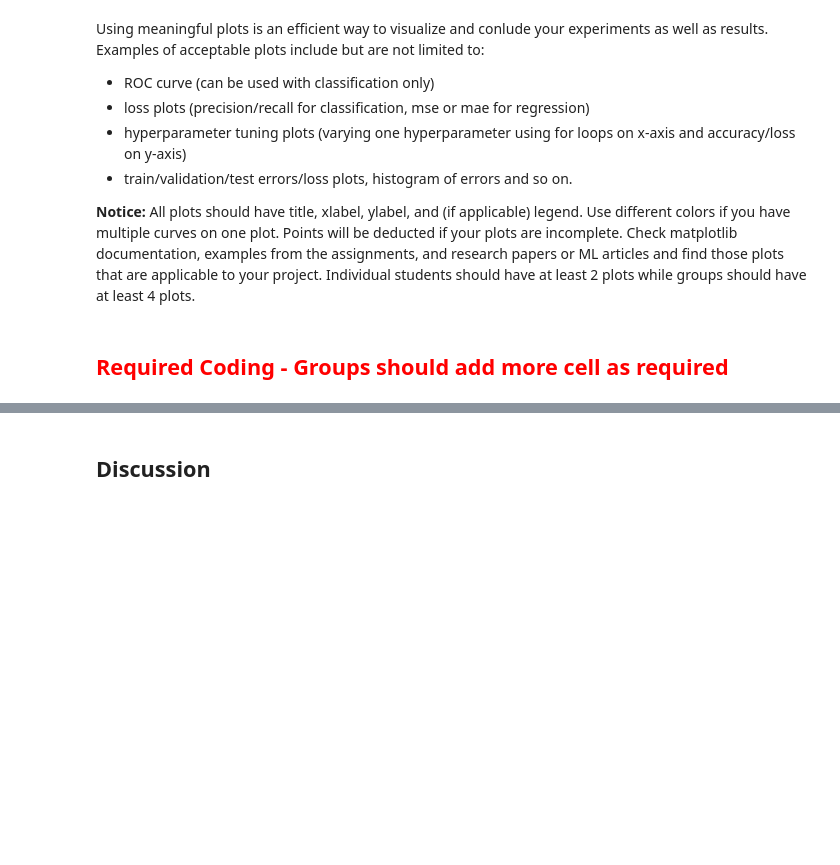
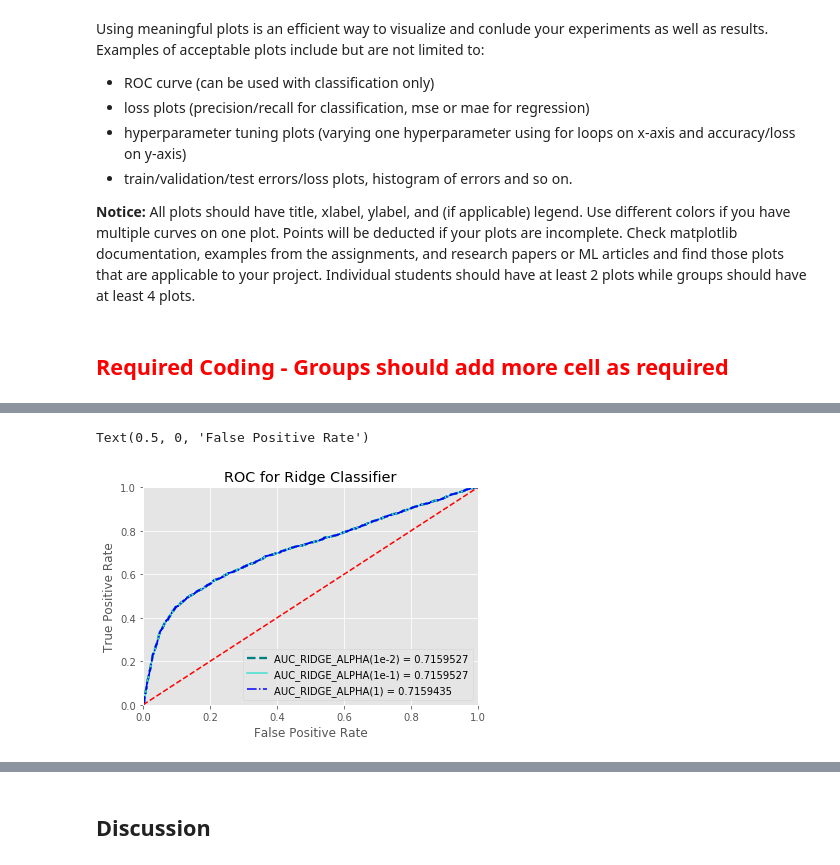
Before and after one commit to alawong1/Machine-Learning-Project, a Jupyter notebook: Wong-Project.ipynb, the cells around one changed output, grey strips where cells are left out. Cells and saved outputs as stored; diff of their text form; code cells hidden in the pictures; blank space fills up the shorter version.

```diff
--- a/Wong-Project.ipynb
+++ b/Wong-Project.ipynb
@@ -716,15 +782,18 @@ plt.xlabel('False Positive Rate')
 # %%
 # ROC curve for Ridge Classifier
 plt.title('ROC for Ridge Classifier')
-plt.plot(ridgeA1_fpr,ridgeA1_tpr, 'teal', label = 'AUC_RIDGE_ALPHA(1e-2) = %0.7f' % ridgeA1_roc_auc)
+plt.plot(ridgeA1_fpr,ridgeA1_tpr, 'teal', linestyle="--",linewidth=2.3,label = 'AUC_RIDGE_ALPHA(1e-2) = %0.7f' % ridgeA1_roc_auc)
 plt.plot(ridgeA2_fpr,ridgeA2_tpr, 'turquoise', label = 'AUC_RIDGE_ALPHA(1e-1) = %0.7f' % ridgeA2_roc_auc)
-plt.plot(ridgeA3_fpr,ridgeA3_tpr, 'cyan', label = 'AUC_RIDGE_ALPHA(1) = %0.7f' % ridgeA3_roc_auc)
+plt.plot(ridgeA3_fpr,ridgeA3_tpr, 'blue', linestyle="-.", label = 'AUC_RIDGE_ALPHA(1) = %0.7f' % ridgeA3_roc_auc)
 plt.legend(loc = 'lower right')
 plt.plot([0, 1], [0, 1],'r--')
 plt.xlim([0, 1])
 plt.ylim([0, 1])
 plt.ylabel('True Positive Rate')
 plt.xlabel('False Positive Rate')
+# %% [output]
+Text(0.5, 0, 'False Positive Rate')
+[figure, added]
 # %%
 # ROC curve for Random Forest Classifier
 plt.title('ROC for Random Forest Classifier')
```
Also changed, not shown: parts of 20 cells of this notebook.
